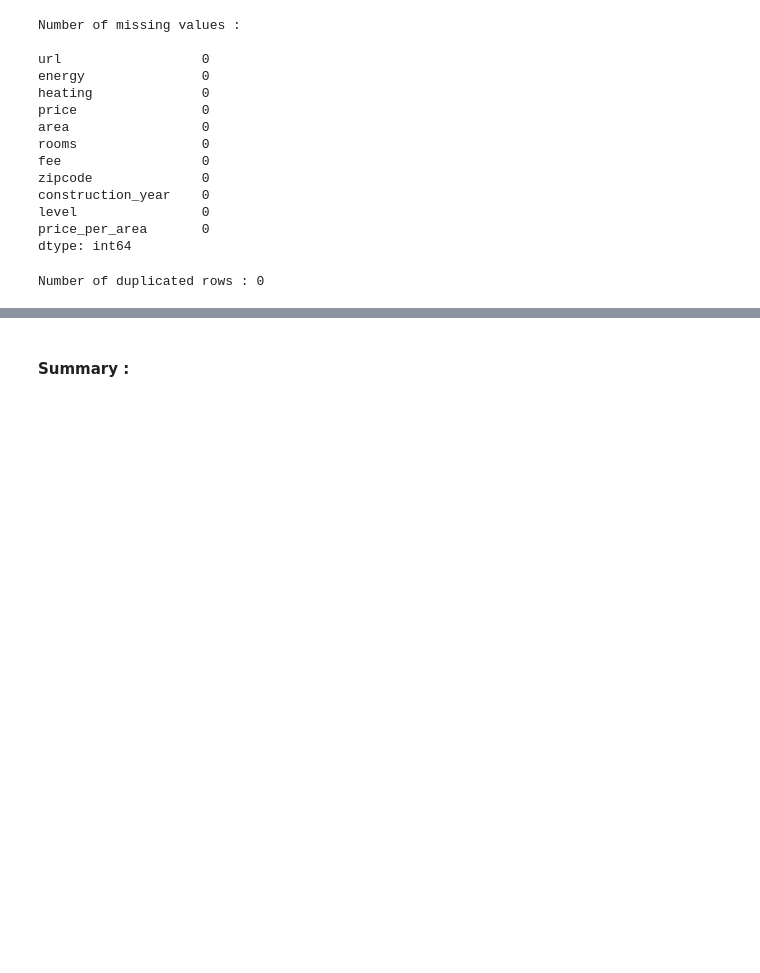
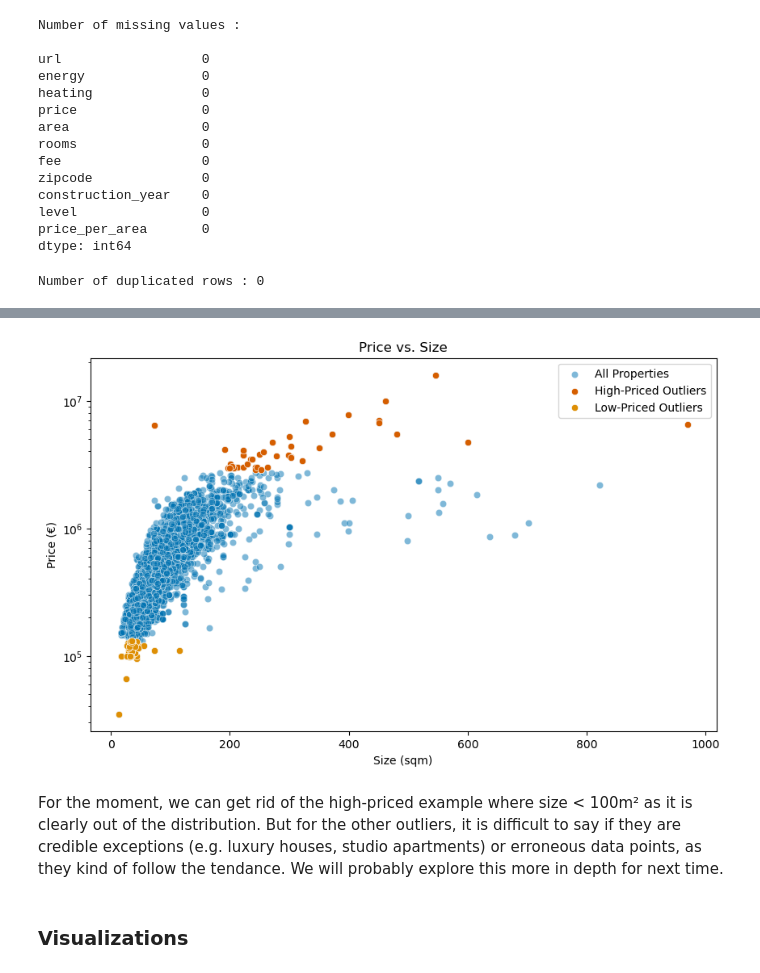
Before and after one commit to com-480-data-visualization/VisualEstate, a Jupyter notebook: EDA/berlin.ipynb, the cells around one changed output, grey strips where cells are left out. Drawn from its saved outputs; the diff is of its cells as text; code cells hidden in the pictures; blank space fills up the shorter version.

```diff
--- a/EDA/berlin.ipynb
+++ b/EDA/berlin.ipynb
@@ -143,0 +153,6 @@ data.describe()
+# %%
+features_to_check = ['energy', 'heating', 'fee', 'construction_year', 'level']
+encoded_features = pd.get_dummies(data[features_to_check]) # some attributes are categorical so we need to hot-encode them
+
+# Check correlation with the 'price' feature
+print(f'Correlation with price : \n\n{encoded_features.corrwith(data['price'])}')
@@ -143,0 +181,2 @@ data.describe()
+# %%
+data.drop(columns=features_to_check, inplace=True)
@@ -143,0 +185,3 @@ data.describe()
+# %%
+high_price_outliers = data[data["price"] > data["price"].quantile(0.99)]
+high_price_outliers.describe()
@@ -143,0 +198,3 @@ data.describe()
+# %%
+low_price_outliers = data[data["price"] < data["price"].quantile(0.01)]
+low_price_outliers.describe()
@@ -143,0 +211,16 @@ data.describe()
+# %%
+# Visualize outliers
+plt.figure(figsize=(10, 6))
+sns.scatterplot(x=data['area'], y=data['price'], alpha=0.5, label='All Properties')
+sns.scatterplot(x=high_price_outliers['area'], y=high_price_outliers['price'], color=colors[3], label='High-Priced Outliers')
+sns.scatterplot(x=low_price_outliers['area'], y=low_price_outliers['price'], color=colors[1], label='Low-Priced Outliers')
+plt.xlabel('Size (sqm)')
+plt.ylabel('Price (€)')
+plt.yscale('log')
+plt.title('Price vs. Size')
+plt.legend()
+plt.show()
+# %% [output]
+[figure, added]
+# %% [markdown]
+For the moment, we can get rid of the high-priced example where size < 100m² as it is clearly out of the distribution. But for the other outliers, it is difficult to say if they are credible exceptions (e.g. luxury houses, studio apartments) or erroneous data points, as they kind of follow the tendance. We will probably explore this more in depth for next time.
@@ -144,2 +229,2 @@ data.describe()
 # %% [markdown]
-#### Summary :
+### Visualizations
```
Also changed, not shown: parts of 20 cells of this notebook, 1 other file.
